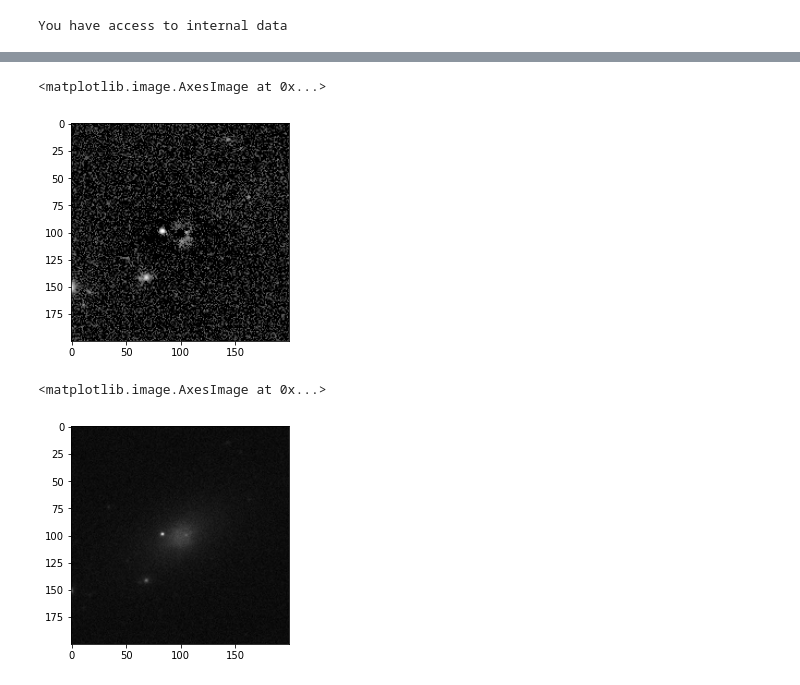
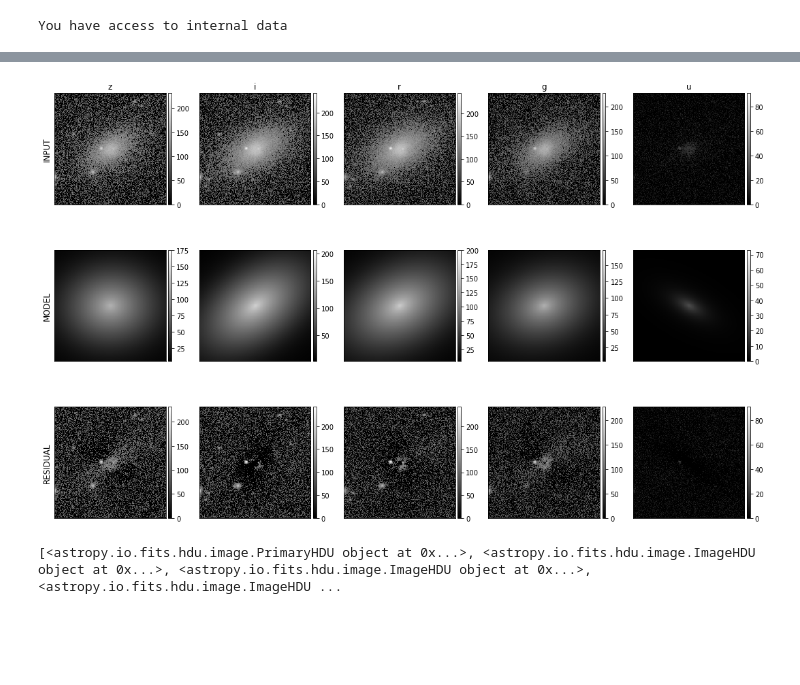
Before and after one commit to Schwarzam/pygalfitm, a Jupyter notebook: dev/feedme_manipulator.ipynb, the cells around one changed output, grey strips where cells are left out. Cells and saved outputs as stored; diff of their text form; code cells hidden in the pictures; blank space fills up the shorter version.

```diff
--- a/dev/feedme_manipulator.ipynb
+++ b/dev/feedme_manipulator.ipynb
@@ -130,10 +80,0 @@ def read_output(filename):
-# %%
-plt.imshow(make_lupton_rgb(f[8].data, f[8].data, f[8].data, stretch=0.5, Q=5))
-# %% [output]
-<matplotlib.image.AxesImage at 0x...>
-[figure, removed]
-# %%
-plt.imshow(f[1].data, cmap="gray")
-# %% [output]
-<matplotlib.image.AxesImage at 0x...>
-[figure, removed]
@@ -139,0 +83,34 @@ plt.imshow(f[1].data, cmap="gray")
+# %%
+fig = plt.figure(figsize=(15, 10))
+
+
+filters = c["A1"].split(",")
+filters_index = 0
+
+bands = len(filters)
+y_label = ["INPUT", "MODEL", "RESIDUAL"]
+y_label_index = 0
+
+for i in range(1, bands * 3 + 1):
+    ax = fig.add_subplot(3,5, i)
+    im_data = make_lupton_rgb(f[i].data, f[i].data, f[i].data, stretch=0.2, Q=8)
+    im = ax.imshow(im_data, cmap='gray', interpolation='None')
+    #ax.axis('off')
+    ax.set_xticks([])
+    ax.set_yticks([])
+
+    if i % bands == 1:
+        ax.set_ylabel(y_label[y_label_index], rotation=90, size='large')
+        y_label_index += 1
+    if i <= bands:
+        ax.set_title(filters[filters_index])
+        filters_index += 1
+
+    divider = make_axes_locatable(ax)
+    cax = divider.append_axes('right', size='3%', pad=0.05)
+    fig.colorbar(im, cax=cax, orientation='vertical')
+
+fig.tight_layout()
+plt.show()
+# %% [output]
+[figure, added]
@@ -139,0 +119,4 @@ plt.imshow(f[1].data, cmap="gray")
+# %%
+file
+# %% [output]
+[<astropy.io.fits.hdu.image.PrimaryHDU object at 0x...>, <astropy.io.fits.hdu.image.ImageHDU object at 0x...>, <astropy.io.fits.hdu.image.ImageHDU object at 0x...>, <astropy.io.fits.hdu.image.ImageHDU ...
```
Also changed, not shown: parts of 17 cells of this notebook, 1 other file.
